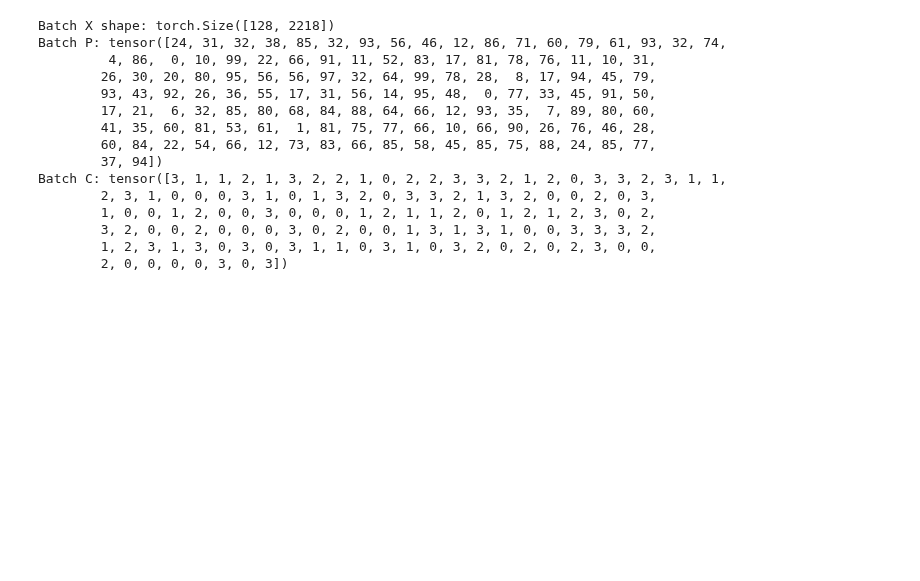
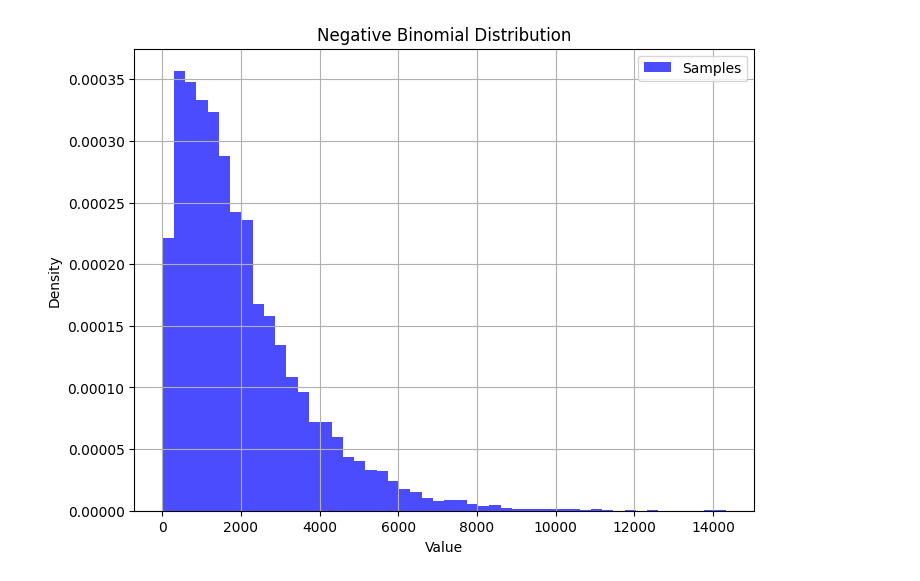
Before and after one commit to azizilab/SHERLOCK, a Jupyter notebook: PerturbVAE/training_test.ipynb, the cells around one changed output. Drawn from its saved outputs; the diff is of its cells as text; code cells hidden in the pictures; blank space fills up the shorter version.

```diff
--- a/PerturbVAE/training_test.ipynb
+++ b/PerturbVAE/training_test.ipynb
@@ -22,30 +48,40 @@ data = data[~data.obs.index.isin(na_rows.index)]
+# %%
+theta = torch.tensor([1.5])
+mu = torch.tensor([2000])
+EPS = 1e-6
+logits = mu.log() - theta.log()
+
+nb_dist = dist.NegativeBinomial(total_count=theta, logits=logits)
+# %%
+import matplotlib.pyplot as plt
+
+# Sample from the negative binomial distribution
+samples = nb_dist.sample((10000,))
+
+# Plot the histogram of the samples
+plt.figure(figsize=(8, 6))
+plt.hist(samples.numpy(), bins=50, density=True, alpha=0.7, color='blue', label='Samples')
+
+# Add labels and title
+plt.xlabel('Value')
+plt.ylabel('Density')
+plt.title('Negative Binomial Distribution')
+plt.legend()
+plt.grid(True)
+plt.show()
+# %% [output]
+[figure, added]
 # %%
 dataset = PerturbDataset(data)
 # %%
 dataloader = DataLoader(dataset, batch_size=128, shuffle=True, num_workers=4)
 
-# Example: Iterate through the DataLoader
-for X, P, C in dataloader:
-    print("Batch X shape:", X.shape)
-    print("Batch P:", P)
-    print("Batch C:", C)
-    break
+# # Example: Iterate through the DataLoader
+# for X, P, C in dataloader:
+#     print("Batch X shape:", X.shape)
+#     print("Batch P:", P)
+#     print("Batch C:", C)
+#     break
-# %% [output]
-Batch X shape: torch.Size([128, 2218])
-Batch P: tensor([24, 31, 32, 38, 85, 32, 93, 56, 46, 12, 86, 71, 60, 79, 61, 93, 32, 74,
-         4, 86,  0, 10, 99, 22, 66, 91, 11, 52, 83, 17, 81, 78, 76, 11, 10, 31,
-        26, 30, 20, 80, 95, 56, 56, 97, 32, 64, 99, 78, 28,  8, 17, 94, 45, 79,
-        93, 43, 92, 26, 36, 55, 17, 31, 56, 14, 95, 48,  0, 77, 33, 45, 91, 50,
-        17, 21,  6, 32, 85, 80, 68, 84, 88, 64, 66, 12, 93, 35,  7, 89, 80, 60,
-        41, 35, 60, 81, 53, 61,  1, 81, 75, 77, 66, 10, 66, 90, 26, 76, 46, 28,
-        60, 84, 22, 54, 66, 12, 73, 83, 66, 85, 58, 45, 85, 75, 88, 24, 85, 77,
-        37, 94])
-Batch C: tensor([3, 1, 1, 2, 1, 3, 2, 2, 1, 0, 2, 2, 3, 3, 2, 1, 2, 0, 3, 3, 2, 3, 1, 1,
-        2, 3, 1, 0, 0, 0, 3, 1, 0, 1, 3, 2, 0, 3, 3, 2, 1, 3, 2, 0, 0, 2, 0, 3,
-        1, 0, 0, 1, 2, 0, 0, 3, 0, 0, 0, 1, 2, 1, 1, 2, 0, 1, 2, 1, 2, 3, 0, 2,
-        3, 2, 0, 0, 2, 0, 0, 0, 3, 0, 2, 0, 0, 1, 3, 1, 3, 1, 0, 0, 3, 3, 3, 2,
-        1, 2, 3, 1, 3, 0, 3, 0, 3, 1, 1, 0, 3, 1, 0, 3, 2, 0, 2, 0, 2, 3, 0, 0,
-        2, 0, 0, 0, 0, 3, 0, 3])
 # %%
 %load_ext autoreload
 %autoreload 2
```
Also changed, not shown: parts of 25 cells of this notebook, 2 other files.
